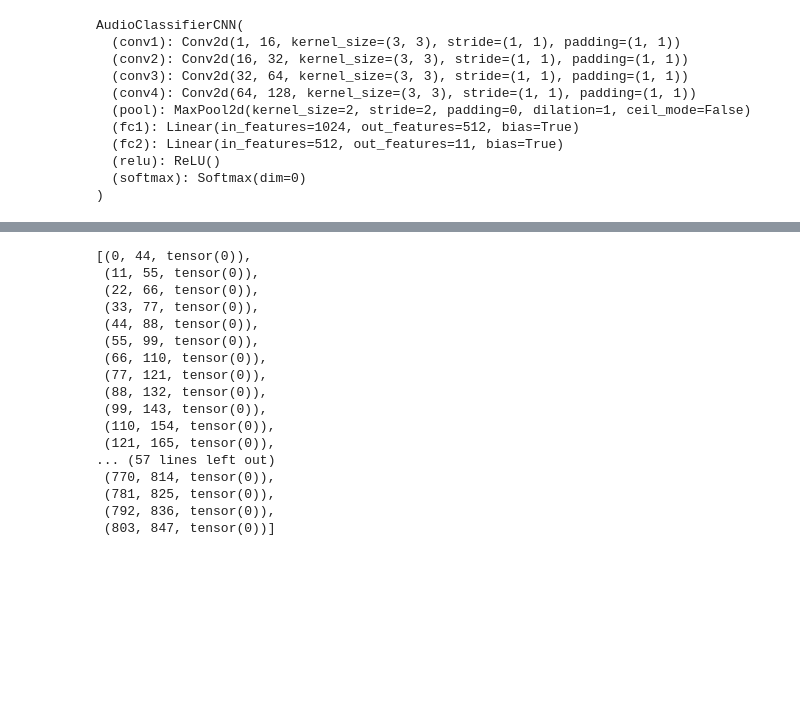
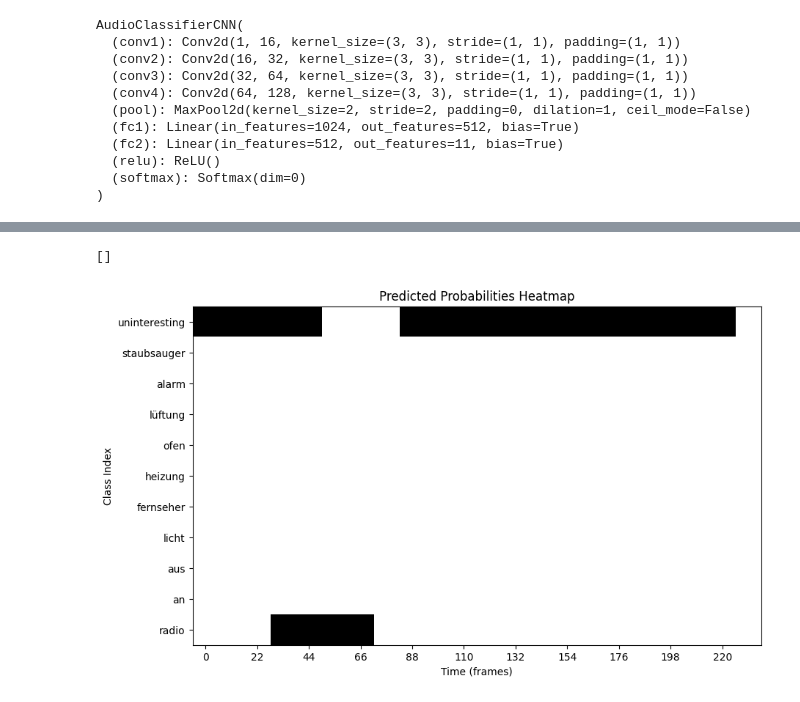
Before and after one commit to Simre1/MLPC-2024, a Jupyter notebook: assignment3/make_predictions_with_neural_network.ipynb, the cells around one changed output, grey strips where cells are left out. Cells and saved outputs as stored; diff of their text form; code cells hidden in the pictures; blank space fills up the shorter version.

```diff
--- a/assignment3/make_predictions_with_neural_network.ipynb
+++ b/assignment3/make_predictions_with_neural_network.ipynb
@@ -162,23 +162,43 @@ display_predictions_heatmap_with_timestamps(all_predictions, classes.CLASSES, wi
 # %%
-threshold_predictions
+threshold_predictions[40:50]
 # %% [output]
-[(0, 44, tensor(0)),
- (11, 55, tensor(0)),
- (22, 66, tensor(0)),
- (33, 77, tensor(0)),
- (44, 88, tensor(0)),
- (55, 99, tensor(0)),
- (66, 110, tensor(0)),
- (77, 121, tensor(0)),
- (88, 132, tensor(0)),
- (99, 143, tensor(0)),
- (110, 154, tensor(0)),
- (121, 165, tensor(0)),
-... (57 lines left out)
- (770, 814, tensor(0)),
- (781, 825, tensor(0)),
- (792, 836, tensor(0)),
- (803, 847, tensor(0))]
+[]
+# %%
+def display_predictions_heatmap_with_timestamps(threshold_predictions, classes_dict, window_size, stride, num_displayed_timestamps=10):
+    # Calculate the number of timestamps
+    num_timestamps = ((threshold_predictions[-1][1] - threshold_predictions[0][0]) // stride) + 1
+
+    # Create an empty grid for the heatmap
+    heatmap = np.zeros((len(classes_dict), num_timestamps))
+
+    # Fill the heatmap grid based on threshold_predictions
+    for prediction in threshold_predictions:
+        start, end, label = prediction
+        timestamp_start = (start - threshold_predictions[0][0]) // stride
+        timestamp_end = (end - threshold_predictions[0][0]) // stride
+        heatmap[label, timestamp_start:timestamp_end] = 1  # Mark the corresponding timestamps as 1
+
+    # Plot the heatmap
+    plt.figure(figsize=(10, 6))
+    plt.imshow(heatmap, cmap='binary', aspect='auto')
+    plt.xlabel('Time (frames)')
+    plt.ylabel('Class Index')
+    plt.title('Predicted Probabilities Heatmap')
+
+    # Set x-axis labels as timestamps
+    step = max(num_timestamps // num_displayed_timestamps, 1)
+    plt.xticks(ticks=np.arange(0, num_timestamps, step),
+               labels=np.arange(threshold_predictions[0][0], threshold_predictions[-1][1] + 1, step * stride))
+
+    # Set y-axis labels as class indices
+    if classes_dict:
+        plt.yticks(ticks=np.arange(len(classes_dict)), labels=list(classes_dict.keys()))
+
+    plt.show()
+# %%
+display_predictions_heatmap_with_timestamps(threshold_predictions, classes.CLASSES, window_size=44, stride=11)
+# %% [output]
+[figure, added]
 # %%
 def plot_predictions_heatmap(predictions, input_data, class_labels):
     plt.figure(figsize=(10, 8))
```
Also changed, not shown: parts of 5 cells of this notebook.
